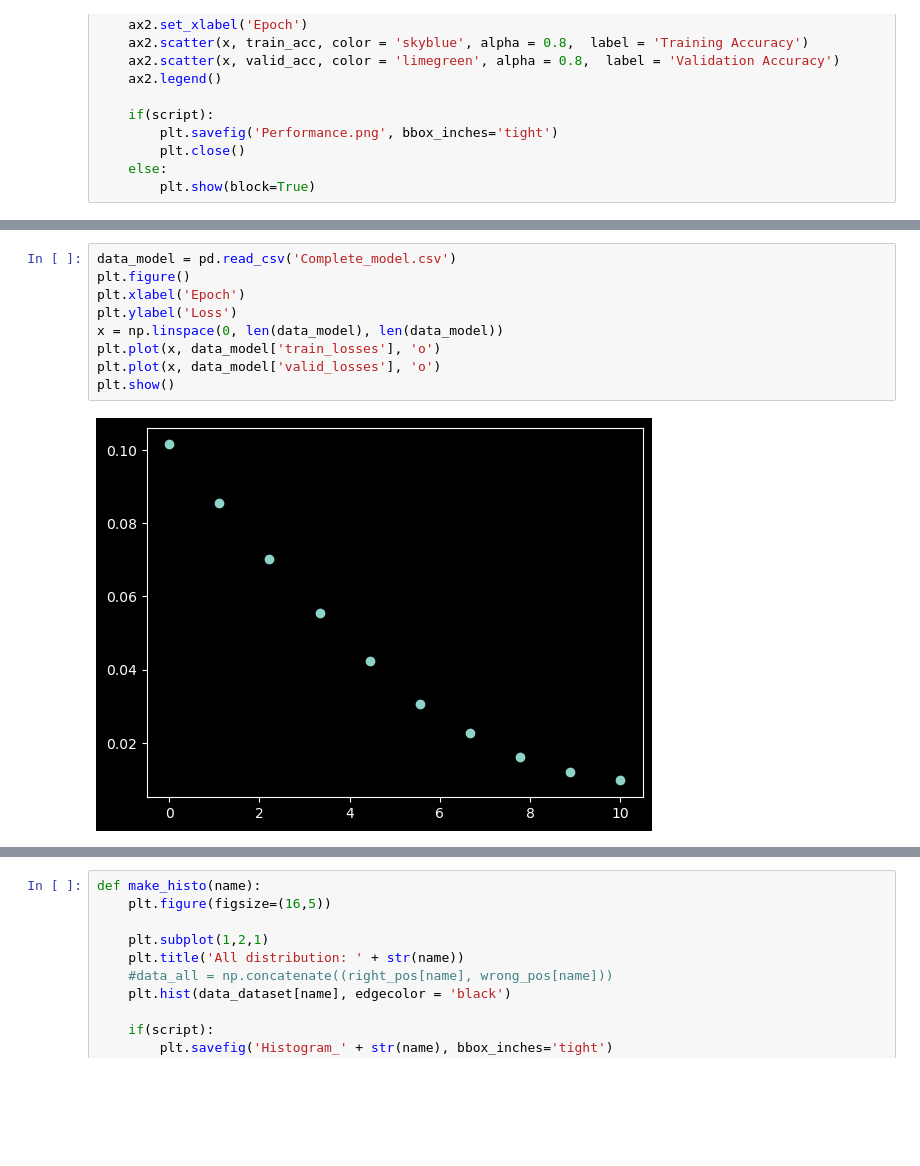
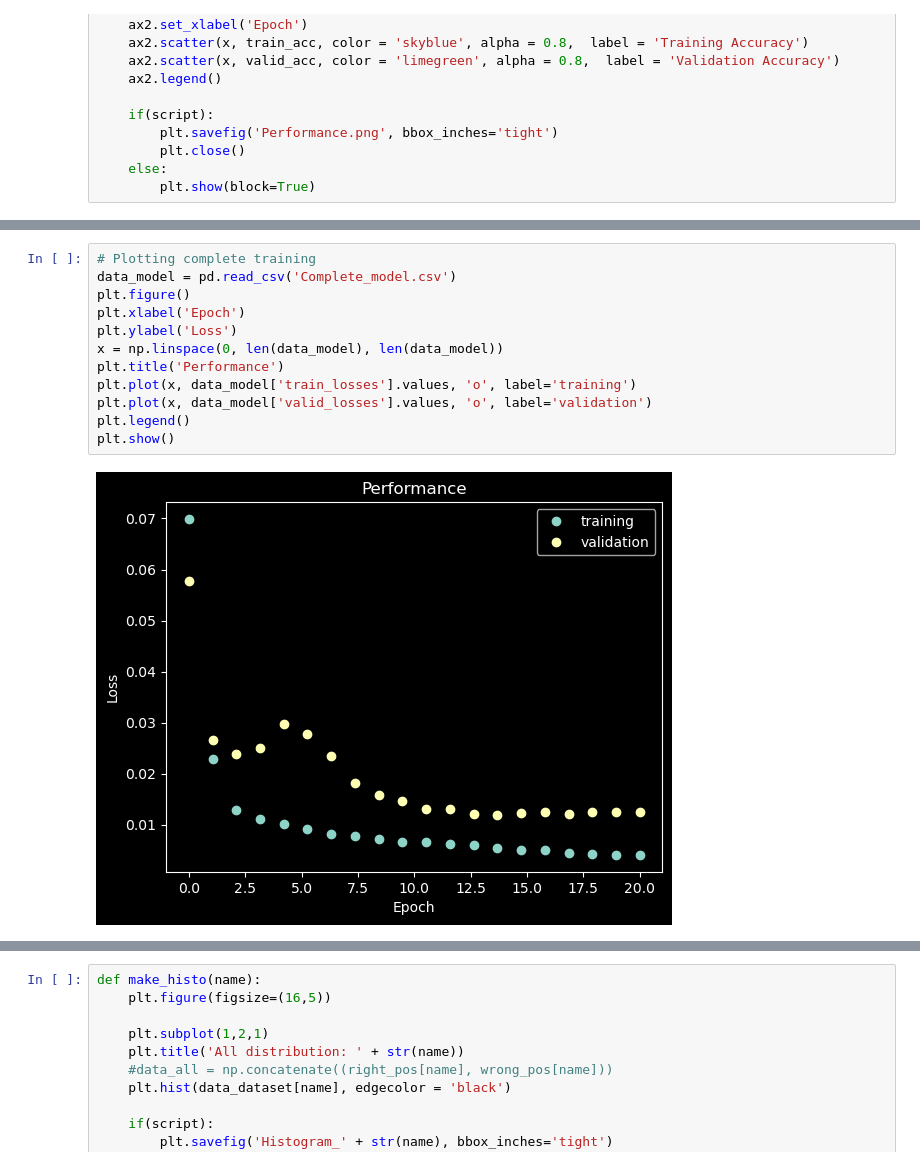
Before and after one commit to JimenaGonzalez/Modeling_strong_lenses, a Jupyter notebook: EfficientNet/EfficientNet.ipynb, the cells around one changed output, grey strips where cells are left out. Drawn from its saved outputs; the diff is of its cells as text; blank space fills up the shorter version.

Commit message:
Fixed error in training, trained with 800 and added figures

```diff
--- a/EfficientNet/EfficientNet.ipynb
+++ b/EfficientNet/EfficientNet.ipynb
@@ -451,12 +448,15 @@ Maximum validation accuracy: 8.74%
 # %%
+# Plotting complete training
 data_model = pd.read_csv('Complete_model.csv')
 plt.figure()
 plt.xlabel('Epoch')
 plt.ylabel('Loss')
 x = np.linspace(0, len(data_model), len(data_model))
-plt.plot(x, data_model['train_losses'], 'o')
-plt.plot(x, data_model['valid_losses'], 'o')
+plt.title('Performance')
+plt.plot(x, data_model['train_losses'].values, 'o', label='training')
+plt.plot(x, data_model['valid_losses'].values, 'o', label='validation')
+plt.legend()
 plt.show()
 # %% [output]
-[figure, old version]
+[figure, new version]
 # %%
```
Also changed, not shown: parts of 16 cells of this notebook.
